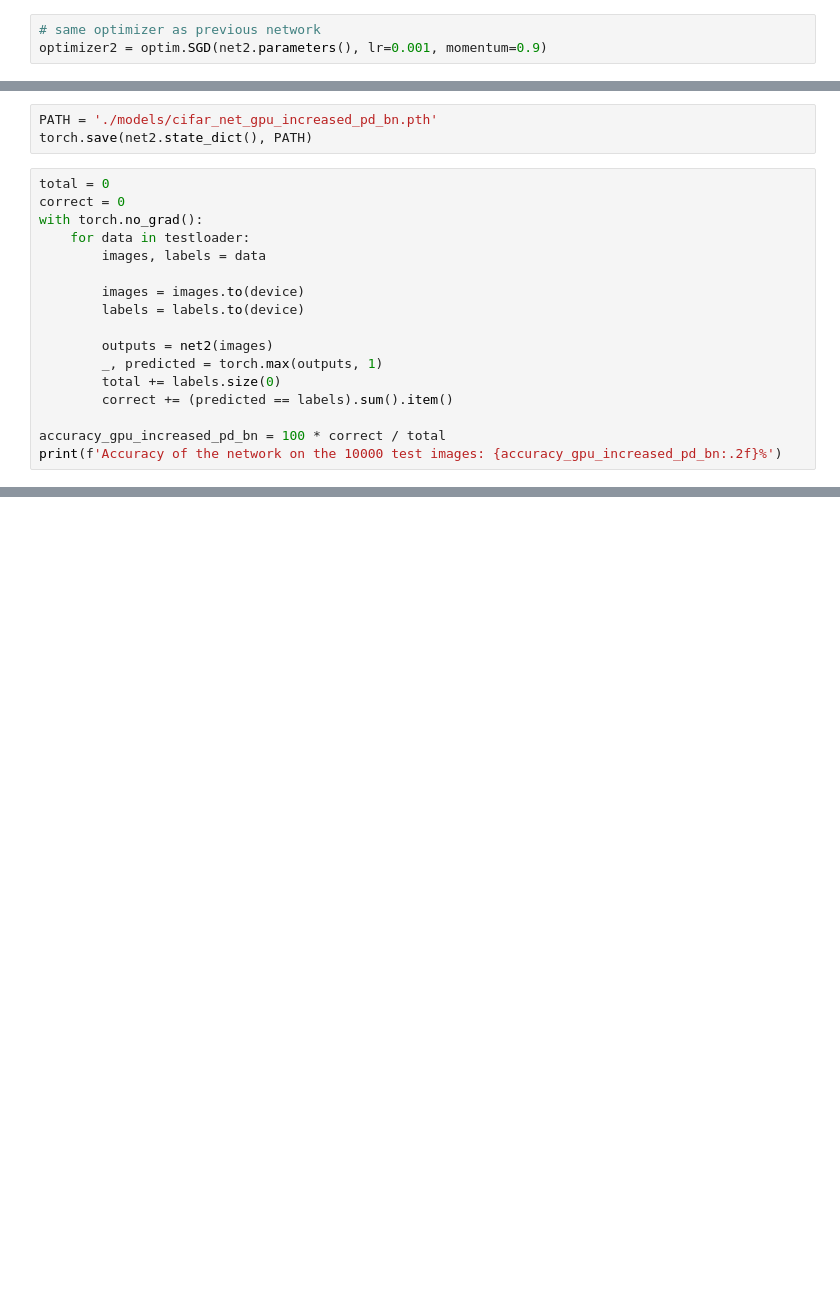
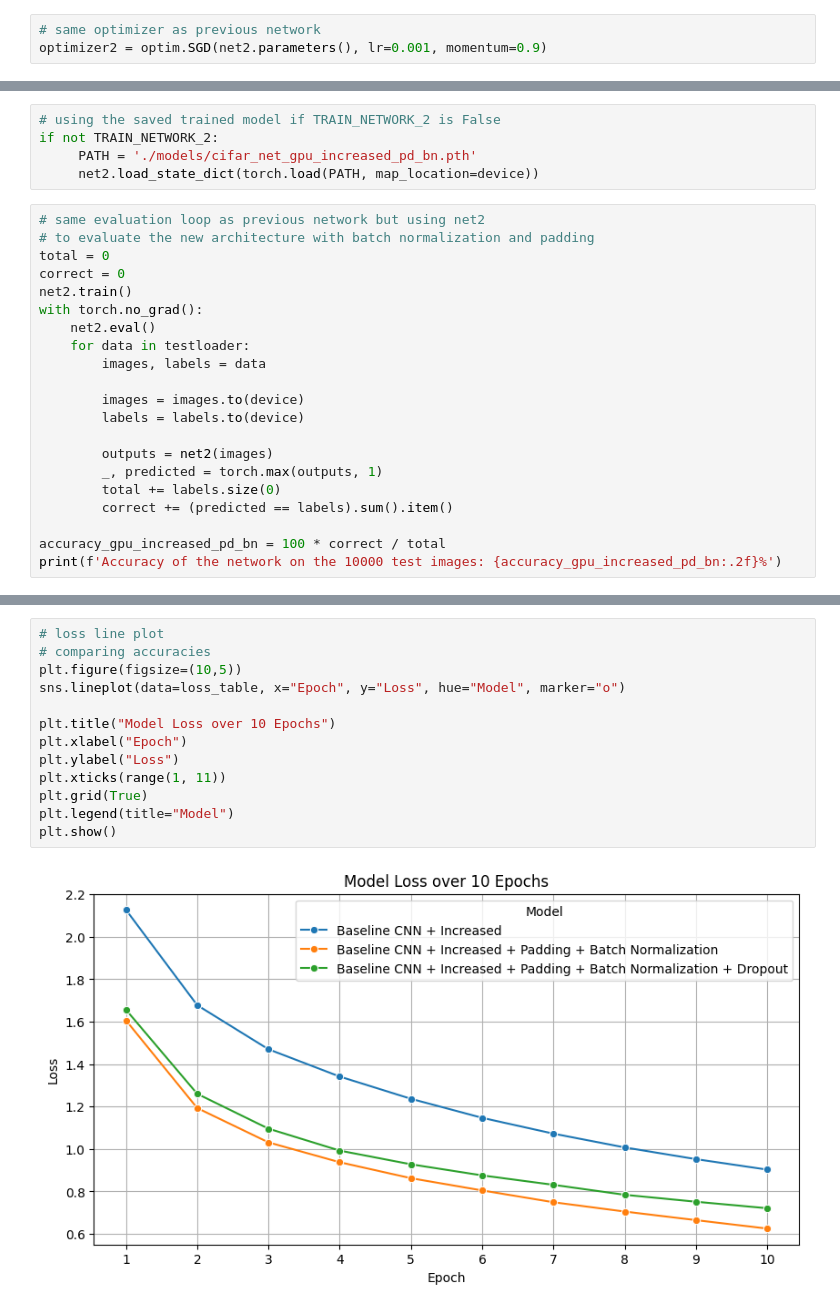
Before and after one commit to AhmedElshazlyAE/CNN-Image-Classifier, a Jupyter notebook: improved-basline-cnn.ipynb, the cells around one changed output, grey strips where cells are left out. Saved outputs shown, nothing was run; the diff lists cells and outputs as text; blank space fills up the shorter version.

```diff
--- a/improved-basline-cnn.ipynb
+++ b/improved-basline-cnn.ipynb
@@ -315,10 +341,16 @@ Training time on GPU with increased filters, neurons, batchsize and batch normal
 # %%
-PATH = './models/cifar_net_gpu_increased_pd_bn.pth'
-torch.save(net2.state_dict(), PATH)
+# using the saved trained model if TRAIN_NETWORK_2 is False
+if not TRAIN_NETWORK_2:
+     PATH = './models/cifar_net_gpu_increased_pd_bn.pth'
+     net2.load_state_dict(torch.load(PATH, map_location=device))
 # %%
+# same evaluation loop as previous network but using net2
+# to evaluate the new architecture with batch normalization and padding
 total = 0
 correct = 0
+net2.train()
 with torch.no_grad():
+    net2.eval()
     for data in testloader:
         images, labels = data
 
@@ -343,0 +572,15 @@ if SAVE_TABLES:
+# %%
+# loss line plot
+# comparing accuracies
+plt.figure(figsize=(10,5))
+sns.lineplot(data=loss_table, x="Epoch", y="Loss", hue="Model", marker="o")
+
+plt.title("Model Loss over 10 Epochs")
+plt.xlabel("Epoch")
+plt.ylabel("Loss")
+plt.xticks(range(1, 11))
+plt.grid(True)
+plt.legend(title="Model")
+plt.show()
+# %% [output]
+[figure, added]
```
Also changed, not shown: parts of 36 cells of this notebook, 7 other files.
